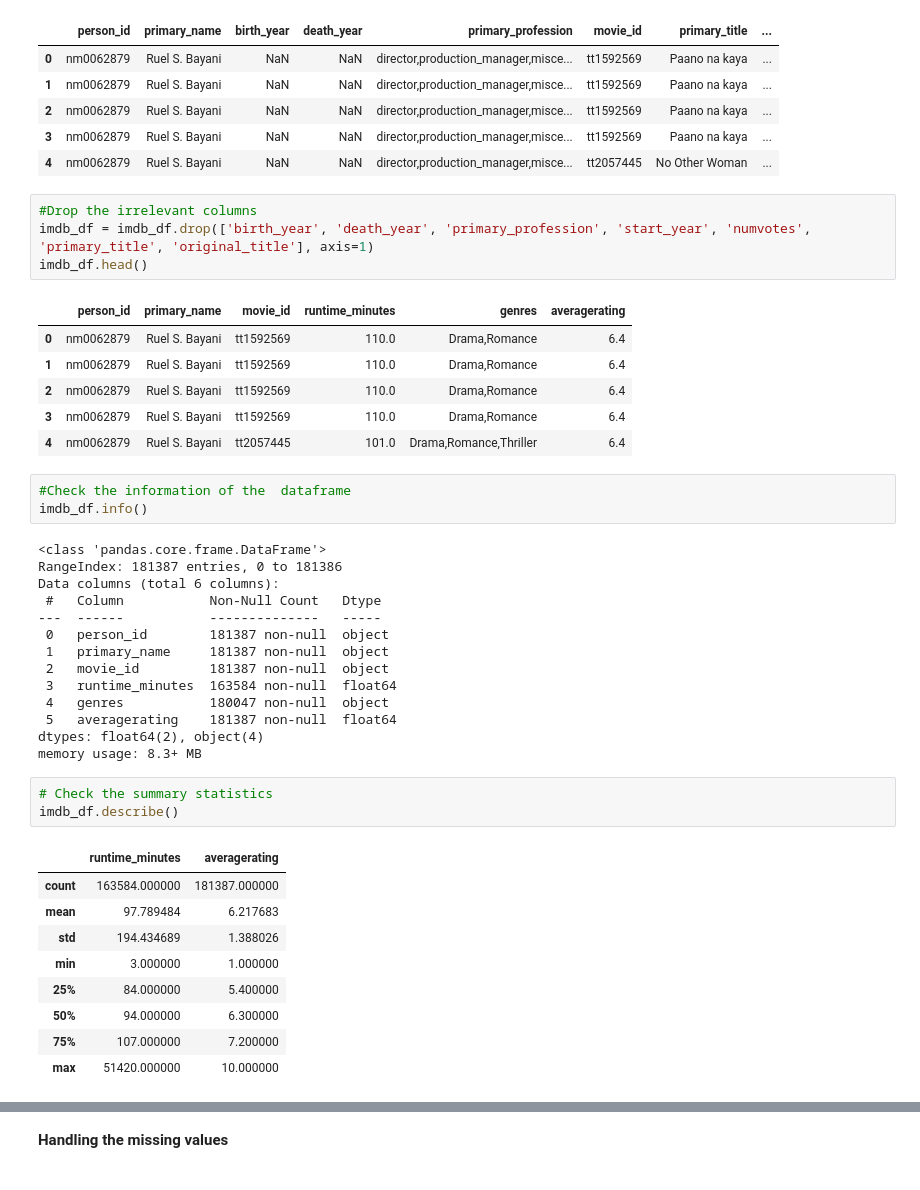
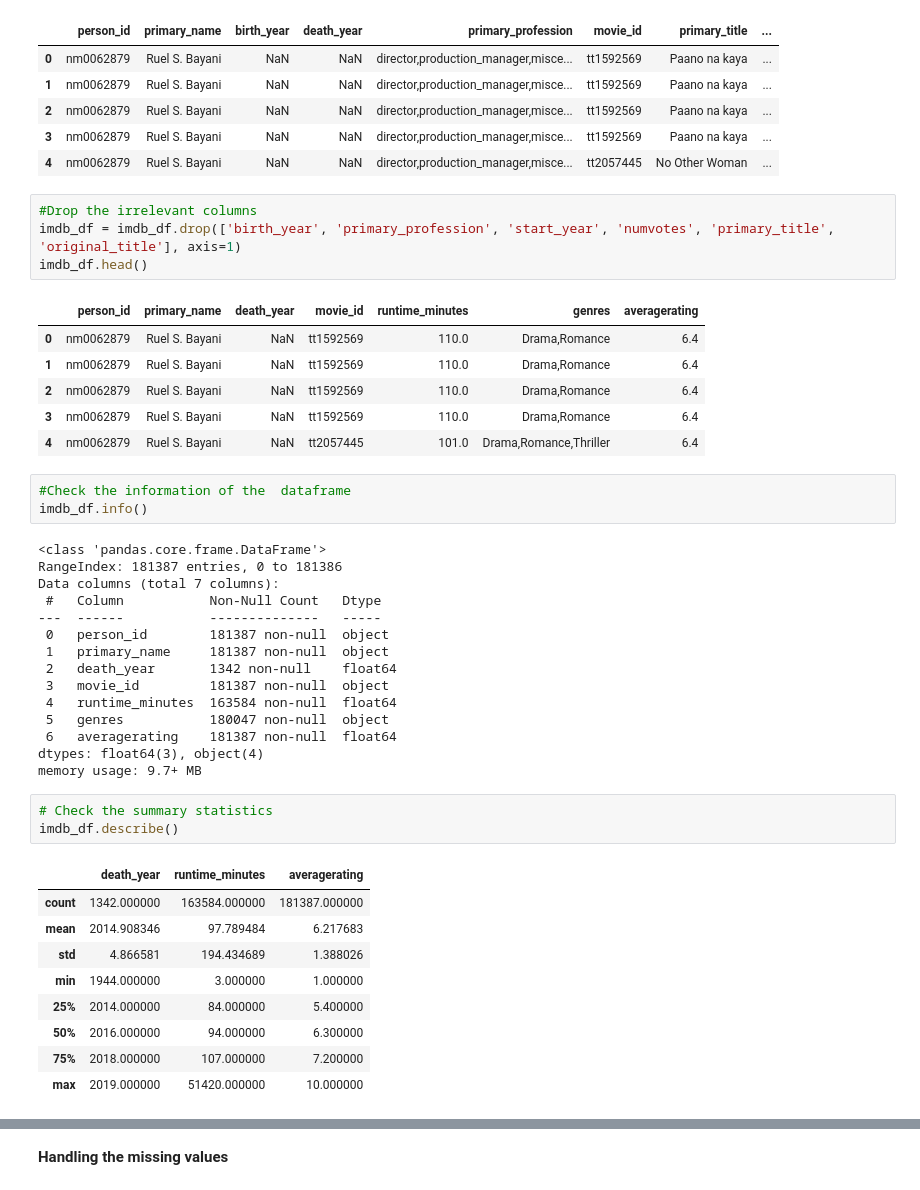
Before and after one commit to Julie97-wb/group6, a Jupyter notebook: main.ipynb, the cells around one changed output, grey strips where cells are left out. Drawn from its saved outputs; the diff is of its cells as text.

```diff
--- a/main.ipynb
+++ b/main.ipynb
@@ -307,45 +307,46 @@ imdb_df.head()
 | 4 | nm0062879 | Ruel S. Bayani | NaN | NaN | director,production_manager,misce... | tt2057445 | No Other Woman | ... |
 # %%
 #Drop the irrelevant columns
-imdb_df = imdb_df.drop(['birth_year', 'death_year', 'primary_profession', 'start_year', 'numvotes', 'primary_title', 'original_title'], axis=1)
+imdb_df = imdb_df.drop(['birth_year', 'primary_profession', 'start_year', 'numvotes', 'primary_title', 'original_title'], axis=1)
 imdb_df.head()
 # %% [output]
-|  | person_id | primary_name | movie_id | runtime_minutes | genres | averagerating |
-| 0 | nm0062879 | Ruel S. Bayani | tt1592569 | 110.0 | Drama,Romance | 6.4 |
-| 1 | nm0062879 | Ruel S. Bayani | tt1592569 | 110.0 | Drama,Romance | 6.4 |
-| 2 | nm0062879 | Ruel S. Bayani | tt1592569 | 110.0 | Drama,Romance | 6.4 |
-| 3 | nm0062879 | Ruel S. Bayani | tt1592569 | 110.0 | Drama,Romance | 6.4 |
-| 4 | nm0062879 | Ruel S. Bayani | tt2057445 | 101.0 | Drama,Romance,Thriller | 6.4 |
+|  | person_id | primary_name | death_year | movie_id | runtime_minutes | genres | averagerating |
+| 0 | nm0062879 | Ruel S. Bayani | NaN | tt1592569 | 110.0 | Drama,Romance | 6.4 |
+| 1 | nm0062879 | Ruel S. Bayani | NaN | tt1592569 | 110.0 | Drama,Romance | 6.4 |
+| 2 | nm0062879 | Ruel S. Bayani | NaN | tt1592569 | 110.0 | Drama,Romance | 6.4 |
+| 3 | nm0062879 | Ruel S. Bayani | NaN | tt1592569 | 110.0 | Drama,Romance | 6.4 |
+| 4 | nm0062879 | Ruel S. Bayani | NaN | tt2057445 | 101.0 | Drama,Romance,Thriller | 6.4 |
 # %%
 #Check the information of the  dataframe
 imdb_df.info()
 # %% [output]
 <class 'pandas.core.frame.DataFrame'>
 RangeIndex: 181387 entries, 0 to 181386
-Data columns (total 6 columns):
+Data columns (total 7 columns):
  #   Column           Non-Null Count   Dtype
 ---  ------           --------------   -----
  0   person_id        181387 non-null  object
  1   primary_name     181387 non-null  object
- 2   movie_id         181387 non-null  object
- 3   runtime_minutes  163584 non-null  float64
- 4   genres           180047 non-null  object
- 5   averagerating    181387 non-null  float64
-dtypes: float64(2), object(4)
-memory usage: 8.3+ MB
+ 2   death_year       1342 non-null    float64
+ 3   movie_id         181387 non-null  object
+ 4   runtime_minutes  163584 non-null  float64
+ 5   genres           180047 non-null  object
+ 6   averagerating    181387 non-null  float64
+dtypes: float64(3), object(4)
+memory usage: 9.7+ MB
 # %%
 # Check the summary statistics
 imdb_df.describe()
 # %% [output]
-|  | runtime_minutes | averagerating |
-| count | 163584.000000 | 181387.000000 |
-| mean | 97.789484 | 6.217683 |
-| std | 194.434689 | 1.388026 |
-| min | 3.000000 | 1.000000 |
-| 25% | 84.000000 | 5.400000 |
-| 50% | 94.000000 | 6.300000 |
-| 75% | 107.000000 | 7.200000 |
-| max | 51420.000000 | 10.000000 |
+|  | death_year | runtime_minutes | averagerating |
+| count | 1342.000000 | 163584.000000 | 181387.000000 |
+| mean | 2014.908346 | 97.789484 | 6.217683 |
+| std | 4.866581 | 194.434689 | 1.388026 |
+| min | 1944.000000 | 3.000000 | 1.000000 |
+| 25% | 2014.000000 | 84.000000 | 5.400000 |
+| 50% | 2016.000000 | 94.000000 | 6.300000 |
+| 75% | 2018.000000 | 107.000000 | 7.200000 |
+| max | 2019.000000 | 51420.000000 | 10.000000 |
 # %%
 # Display the number of rows and columns im the dataframe
 print('The dataframe contains:', imdb_df.shape[0],'rows')
```
Also changed, not shown: parts of 27 cells of this notebook.
